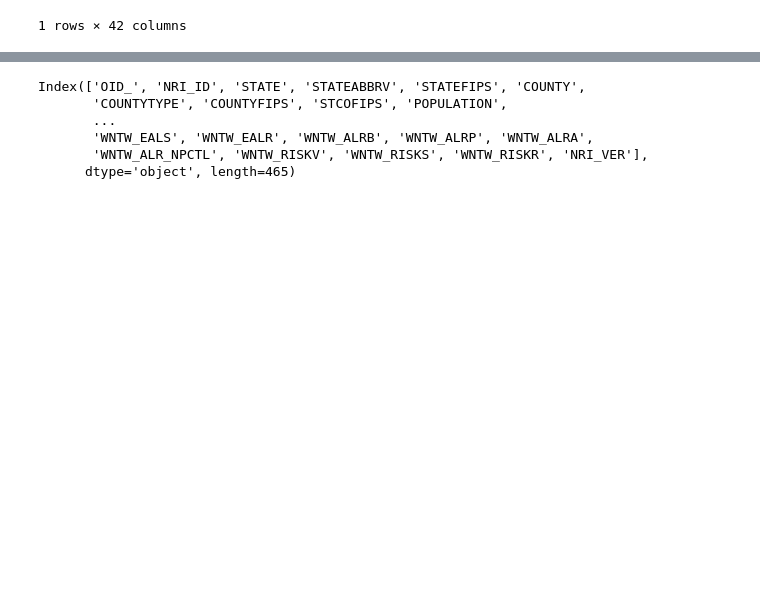
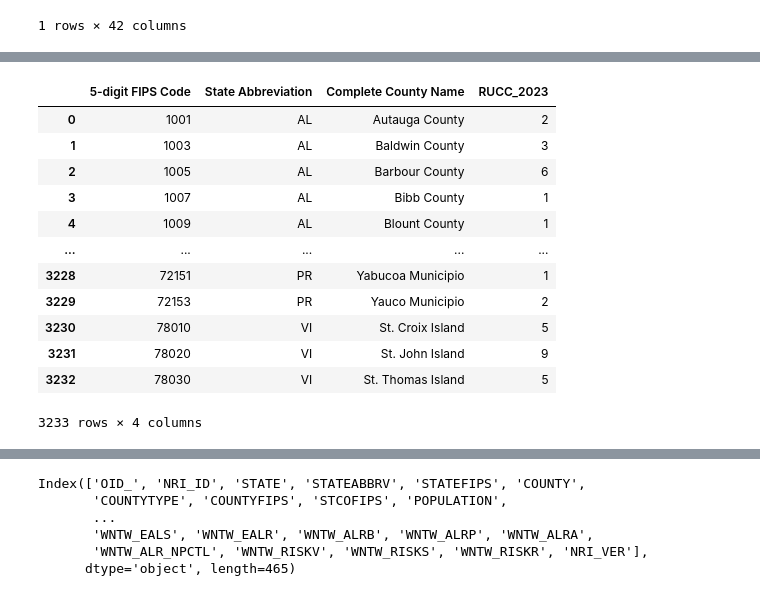
Before and after one commit to Apurv-Manjrekar/RADI, a Jupyter notebook: preprocessing.ipynb, the cells around one changed output, grey strips where cells are left out. Cells and saved outputs as stored; diff of their text form; code cells hidden in the pictures; blank space fills up the shorter version.

```diff
--- a/preprocessing.ipynb
+++ b/preprocessing.ipynb
@@ -974,0 +994,19 @@ for column in convert_to_percent:
+# %%
+rucc_df = rucc_df.rename(columns={'Value': 'RUCC_2023', 'County_Name': 'Complete County Name', 'FIPS': '5-digit FIPS Code',
+                                  'State': 'State Abbreviation'})
+rucc_df = rucc_df[['5-digit FIPS Code', 'State Abbreviation', 'Complete County Name', 'RUCC_2023']]
+rucc_df
+# %% [output]
+|  | 5-digit FIPS Code | State Abbreviation | Complete County Name | RUCC_2023 |
+| 0 | 1001 | AL | Autauga County | 2 |
+| 1 | 1003 | AL | Baldwin County | 3 |
+| 2 | 1005 | AL | Barbour County | 6 |
+| 3 | 1007 | AL | Bibb County | 1 |
+| 4 | 1009 | AL | Blount County | 1 |
+| ... | ... | ... | ... | ... |
+| 3228 | 72151 | PR | Yabucoa Municipio | 1 |
+| 3229 | 72153 | PR | Yauco Municipio | 2 |
+| 3230 | 78010 | VI | St. Croix Island | 5 |
+| 3231 | 78020 | VI | St. John Island | 9 |
+| 3232 | 78030 | VI | St. Thomas Island | 5 |
+3233 rows × 4 columns
```
Also changed, not shown: parts of 6 cells of this notebook, 10 other files.
